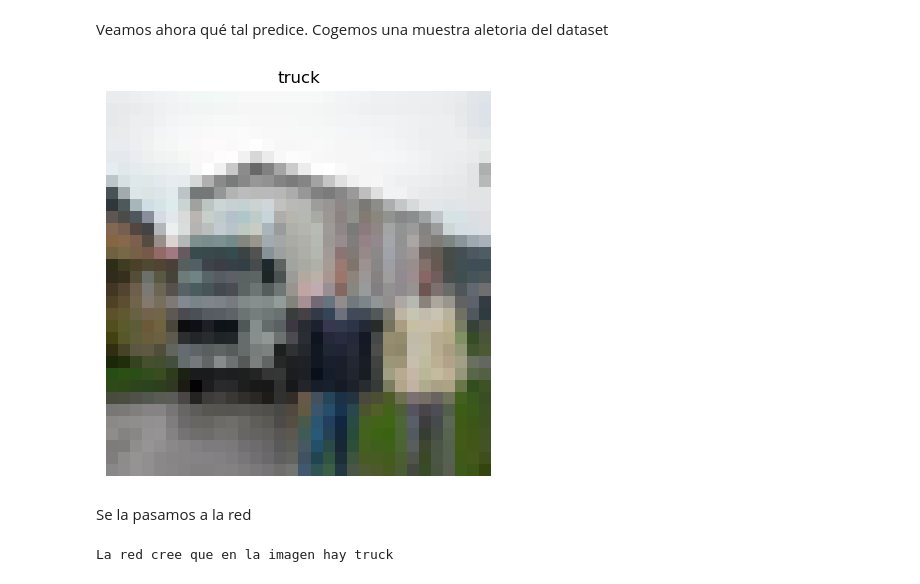
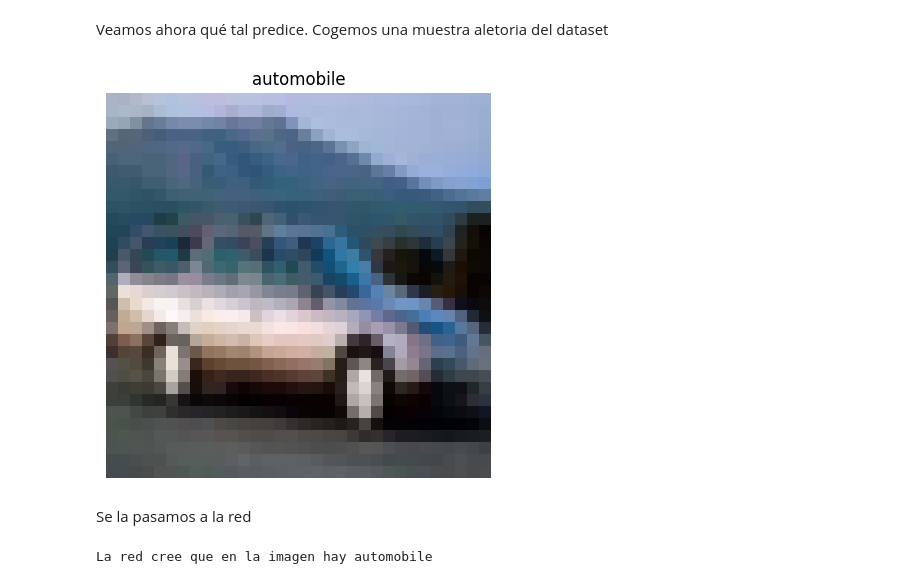
Before and after one commit to maximofn/Curso_Pytorch, a Jupyter notebook: 02 Aprendiendo Pytorch/05 Entrenamiento de la red.ipynb, the cells around one changed output. Cells and saved outputs as stored; diff of their text form; code cells hidden in the pictures.

```diff
--- a/02 Aprendiendo Pytorch/05 Entrenamiento de la red.ipynb
+++ b/02 Aprendiendo Pytorch/05 Entrenamiento de la red.ipynb
@@ -284,11 +301,10 @@ Veamos ahora qué tal predice. Cogemos una muestra aletoria del dataset
 # %%
-from random import randint
+from random import randint, seed
 import matplotlib.pyplot as plt
 
-# Cogemos una muestra al azahar
-idx = randint(0, len(train_dataloader)-1)
-sample_dataloader = next(iter(train_dataloader))
-sample_dataloader_images, sample_dataloader_labels = sample_dataloader
+# Generamos una semilla fija para poder repetir el ejemplo
+seed(10)
+
 idx = randint(0, len(sample_dataloader_images)-1)
 sample_image = sample_dataloader_images[idx]
 sample_label = sample_dataloader_labels[idx]
@@ -296,34 +312,34 @@ sample_label = sample_dataloader_labels[idx]
 labels_map = {
     0: "airplane",
     1: "automobile",
     2: "bird",
     3: "cat",
     4: "deer",
     5: "dog",
     6: "frog",
     7: "horse",
     8: "ship",
     9: "truck",
 }
 
 figure = plt.figure(figsize=(5, 5))
 plt.title(labels_map[sample_label.item()])
 plt.axis("off")
 
 plt.imshow(sample_image.permute(1,2,0).squeeze())
 # permute cambia el orden de las dimensiones, ya que las
 # imágenes tienen tamaño 3x32x32, pero necesitamos que
 # las dimensiones sean 32x32x3 para que matplotlib las pinte
 # así que se permutan poniendo primero las dos de 32 y
 # la última la de 3
 
 # squeeze elimina todas las dimensiones 1 de un tensor,
 # si se le mete un tensor de dimensiones (Ax1xBxCx1xD)
 # devuelve un tensor de dimensiones (AxBxCxD)
 
 plt.show()
 # %% [output]
-[figure, old version]
+[figure, new version]
 # %% [markdown]
 Se la pasamos a la red
 # %%
@@ -337,4 +353,4 @@ probs_scratch = logits_scratch.softmax(dim=1)
 label = probs_scratch[idx].argmax().item()
 print(f"La red cree que en la imagen hay {labels_map[label]}")
 # %% [output]
-La red cree que en la imagen hay truck
+La red cree que en la imagen hay automobile
```
Also changed, not shown: parts of 5 cells of this notebook, 13 other files.
